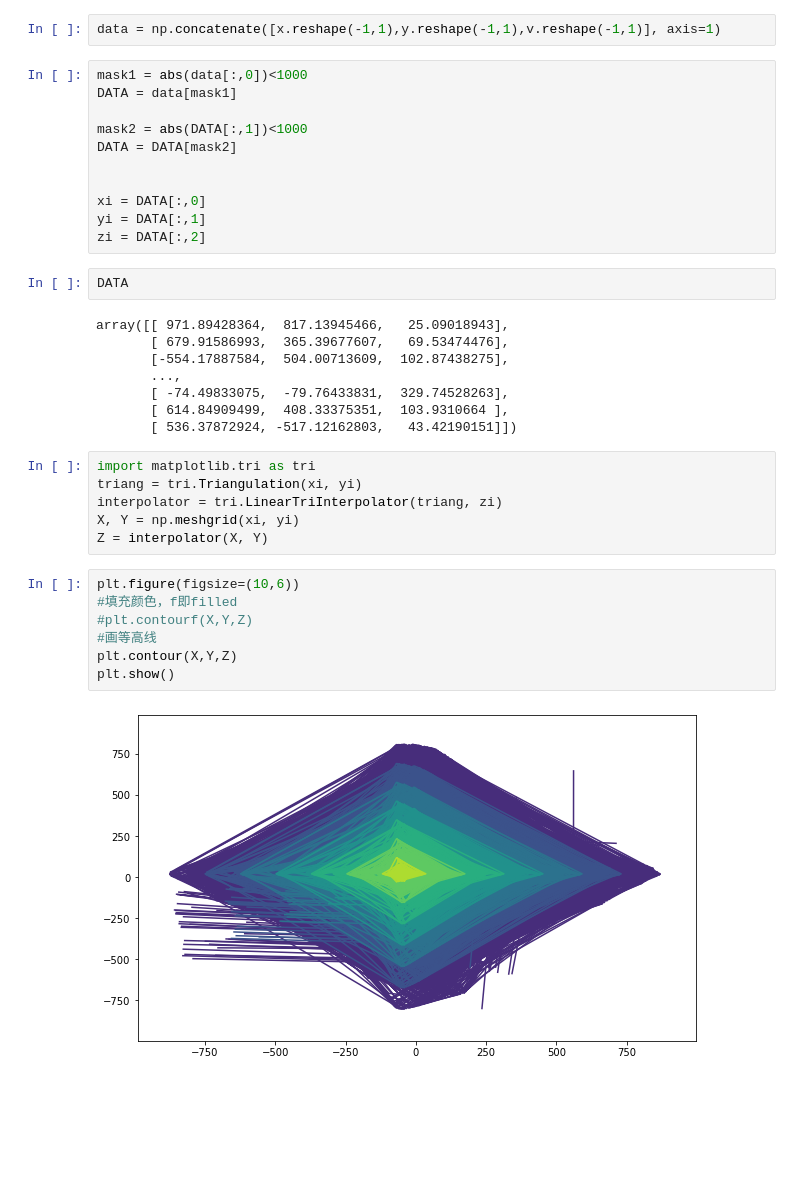
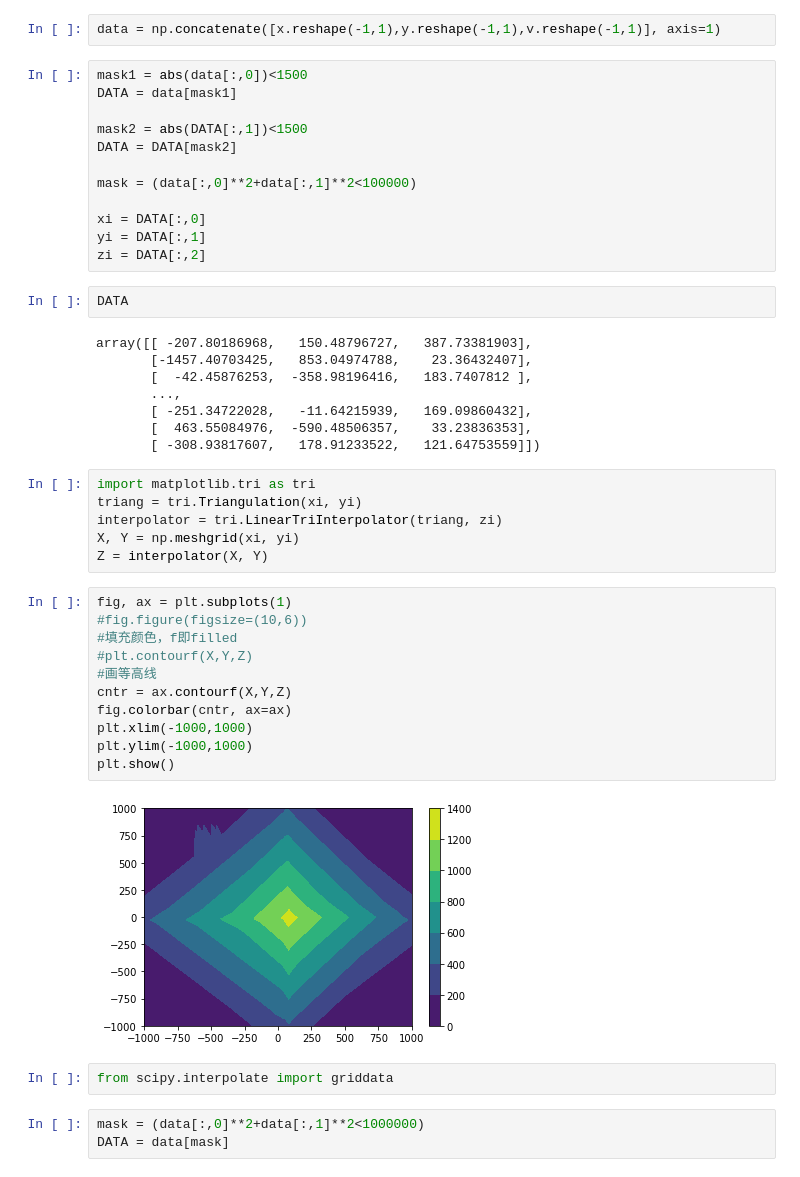
Before and after one commit to troyzx/Python, a Jupyter notebook: week13/homework/demo/final_demo.ipynb, the cells around one changed output. Drawn from its saved outputs; the diff is of its cells as text; blank space fills up the shorter version.

```diff
--- a/week13/homework/demo/final_demo.ipynb
+++ b/week13/homework/demo/final_demo.ipynb
@@ -118,12 +118,13 @@ v = (vx**2+vy**2)/2
 # %%
 data = np.concatenate([x.reshape(-1,1),y.reshape(-1,1),v.reshape(-1,1)], axis=1)
 # %%
-mask1 = abs(data[:,0])<1000
+mask1 = abs(data[:,0])<1500
 DATA = data[mask1]
 
-mask2 = abs(DATA[:,1])<1000
+mask2 = abs(DATA[:,1])<1500
 DATA = DATA[mask2]
 
+mask = (data[:,0]**2+data[:,1]**2<100000)
 
 xi = DATA[:,0]
 yi = DATA[:,1]
@@ -131,13 +132,13 @@ zi = DATA[:,2]
 # %%
 DATA
 # %% [output]
-array([[ 971.89428364,  817.13945466,   25.09018943],
-       [ 679.91586993,  365.39677607,   69.53474476],
-       [-554.17887584,  504.00713609,  102.87438275],
+array([[ -207.80186968,   150.48796727,   387.73381903],
+       [-1457.40703425,   853.04974788,    23.36432407],
+       [  -42.45876253,  -358.98196416,   183.7407812 ],
        ...,
-       [ -74.49833075,  -79.76433831,  329.74528263],
-       [ 614.84909499,  408.33375351,  103.9310664 ],
-       [ 536.37872924, -517.12162803,   43.42190151]])
+       [ -251.34722028,   -11.64215939,   169.09860432],
+       [  463.55084976,  -590.48506357,    33.23836353],
+       [ -308.93817607,   178.91233522,   121.64753559]])
 # %%
 import matplotlib.tri as tri
 triang = tri.Triangulation(xi, yi)
@@ -145,11 +146,20 @@ interpolator = tri.LinearTriInterpolator(triang, zi)
 X, Y = np.meshgrid(xi, yi)
 Z = interpolator(X, Y)
 # %%
-plt.figure(figsize=(10,6))
+fig, ax = plt.subplots(1)
+#fig.figure(figsize=(10,6))
 #填充颜色，f即filled
 #plt.contourf(X,Y,Z)
 #画等高线
-plt.contour(X,Y,Z)
+cntr = ax.contourf(X,Y,Z)
+fig.colorbar(cntr, ax=ax)
+plt.xlim(-1000,1000)
+plt.ylim(-1000,1000)
 plt.show()
 # %% [output]
-[figure, old version]
+[figure, new version]
+# %%
+from scipy.interpolate import griddata
+# %%
+mask = (data[:,0]**2+data[:,1]**2<1000000)
+DATA = data[mask]
```
Also changed, not shown: parts of 4 cells of this notebook, 1 other file.
